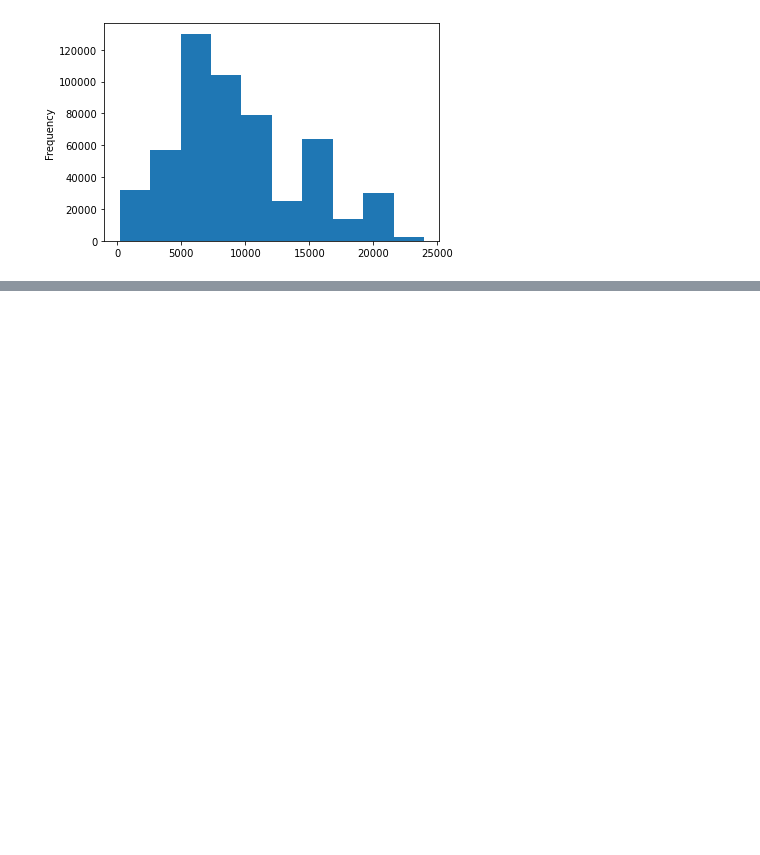
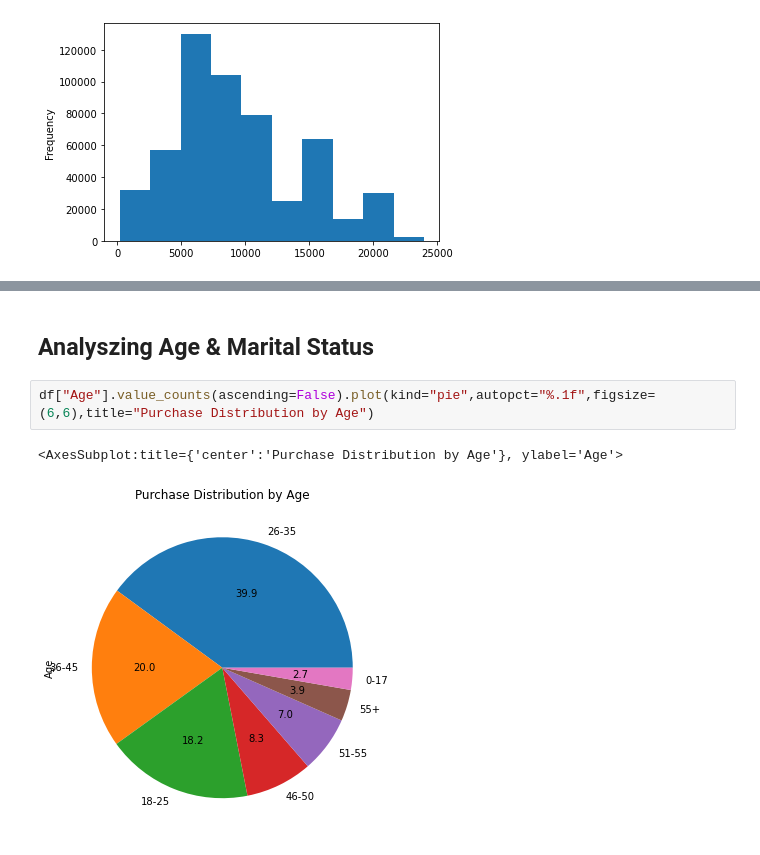
Before and after one commit to guptadhruv51/Data-Science-and-ML-GFG-, a Jupyter notebook: Data_Analysis/Projects/Black_Friday.ipynb, the cells around one changed output, grey strips where cells are left out. Drawn from its saved outputs; the diff is of its cells as text; blank space fills up the shorter version.

```diff
--- a/Data_Analysis/Projects/Black_Friday.ipynb
+++ b/Data_Analysis/Projects/Black_Friday.ipynb
@@ -132,0 +190,7 @@ df["Purchase"].plot(kind="hist")
+# %% [markdown]
+## Analyszing Age & Marital Status
+# %%
+df["Age"].value_counts(ascending=False).plot(kind="pie",autopct="%.1f",figsize=(6,6),title="Purchase Distribution by Age")
+# %% [output]
+<AxesSubplot:title={'center':'Purchase Distribution by Age'}, ylabel='Age'>
+[figure, added]
```
Also changed, not shown: parts of 19 cells of this notebook.
